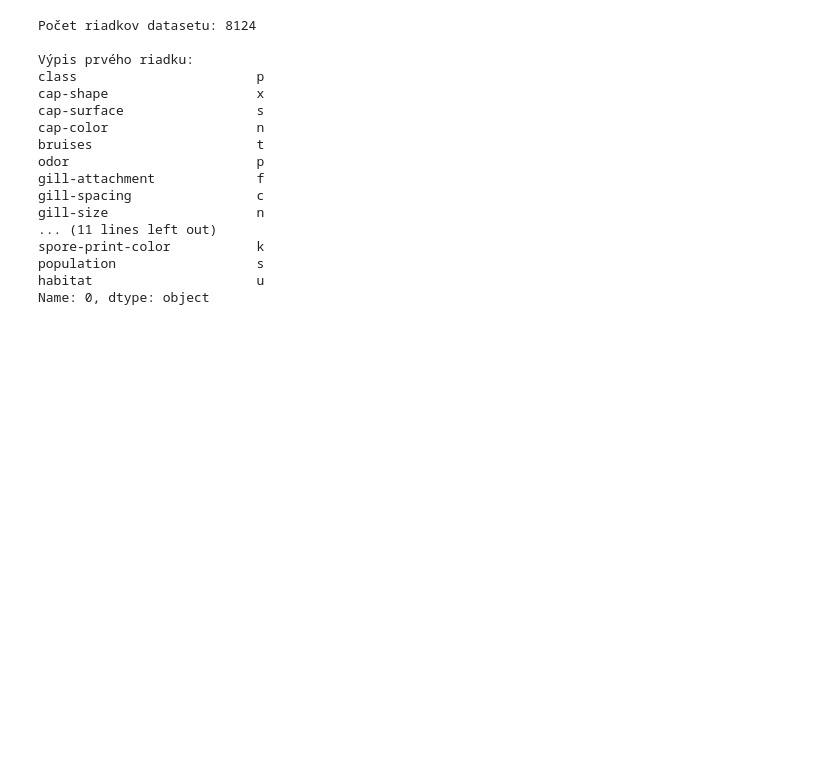
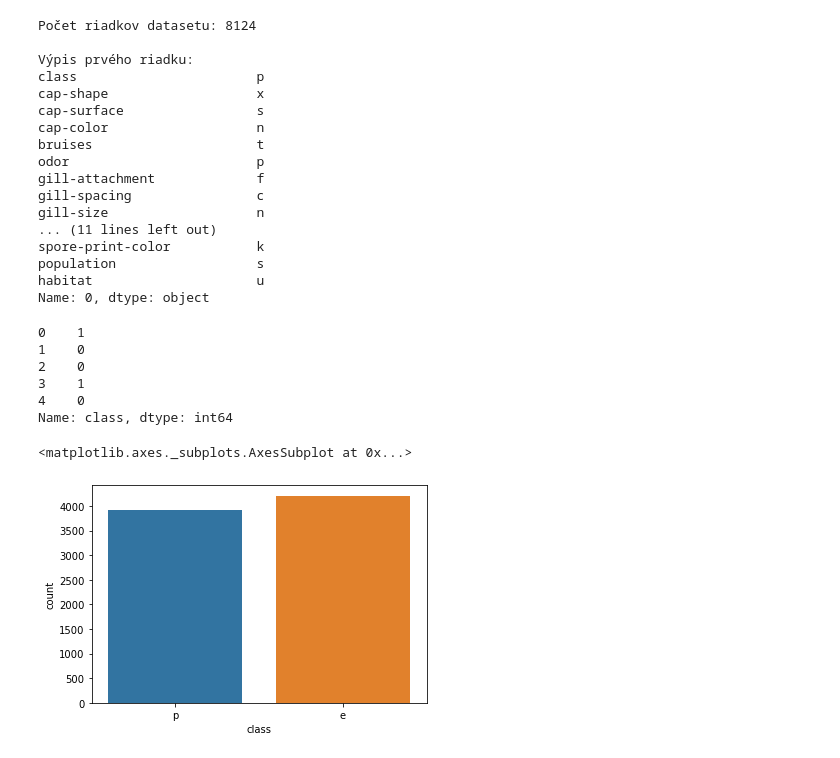
Before and after one commit to FilipZigo/NS-2020, a Jupyter notebook: Keras.ipynb, the cells around one changed output. Cells and saved outputs as stored; diff of their text form; code cells hidden in the pictures; blank space fills up the shorter version.

```diff
--- a/Keras.ipynb
+++ b/Keras.ipynb
@@ -58,3 +66,27 @@ spore-print-color           k
 population                  s
 habitat                     u
 Name: 0, dtype: object
+# %%
+# Dataset rozdelíme na dáta závislé [premenná druh] a dáta nezávislé [premenná data]
+druh = dataset['class']
+data = dataset.iloc[:,1:]
+
+# Pri pozorovaní nášho datasetu, môžeme vyvodiť záver, že dataset ma kategorické údaje a preto je potrebné previesť ich na numerický formát
+druh = druh.replace(to_replace=["e","p"],value=[0,1]) # kategória druh odzrkadluje či je huba jedlá (e-edible) alebo jedovatá (p-poisonous). Jedlú hubu sme nahradili 0 a jedovatú 1.
+data = pd.get_dummies(data) # premena kategorických údajov na numerický fromát
+
+# Výpis stĺpca druhu húb nahradením 'e', 'p' za '0','1'
+print(druh[:5])
+# %% [output]
+0    1
+1    0
+2    0
+3    1
+4    0
+Name: class, dtype: int64
+# %%
+# Grafové zobrazenie jedlých(e) a jedovatých húb(p)
+sns.countplot(x='class',data=dataset)
+# %% [output]
+<matplotlib.axes._subplots.AxesSubplot at 0x...>
+[figure, added]
```
Also changed, not shown: parts of 7 cells of this notebook.
